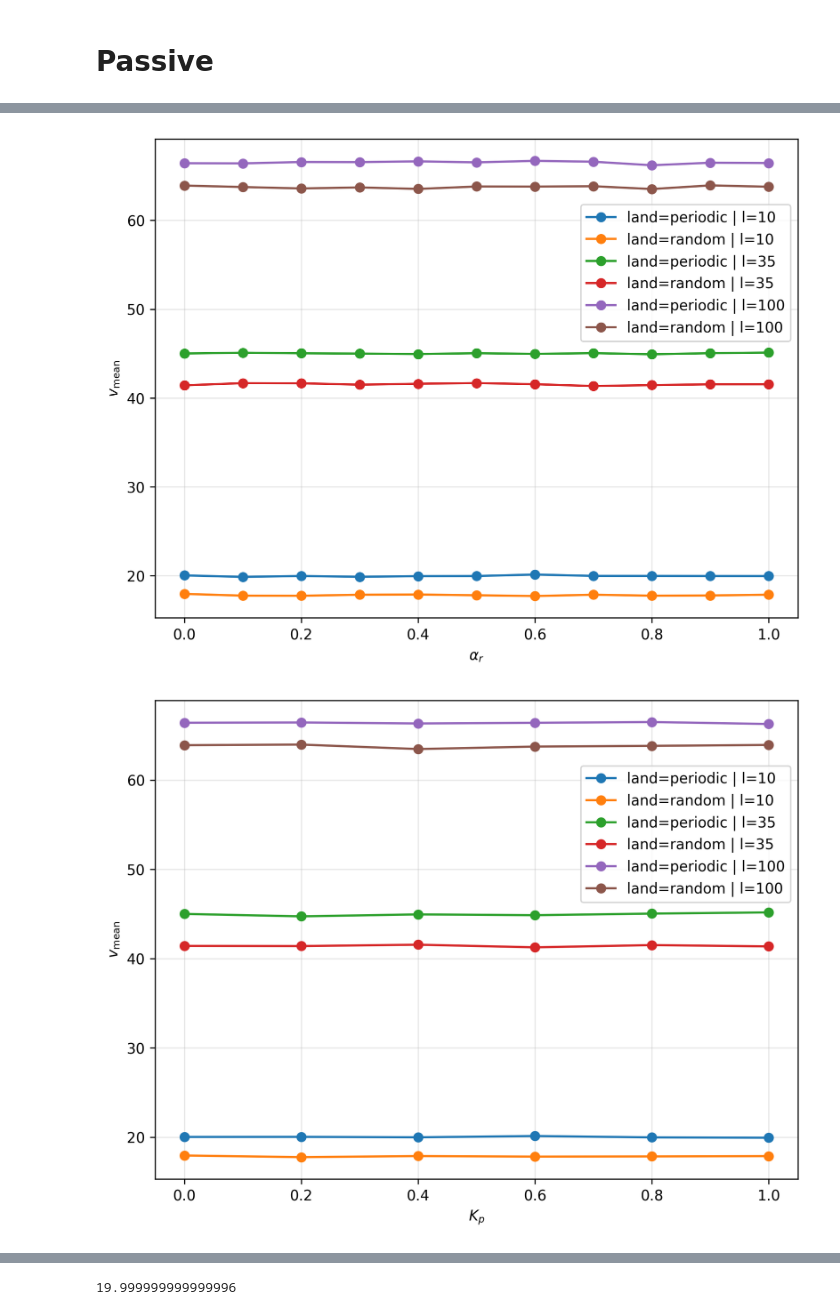
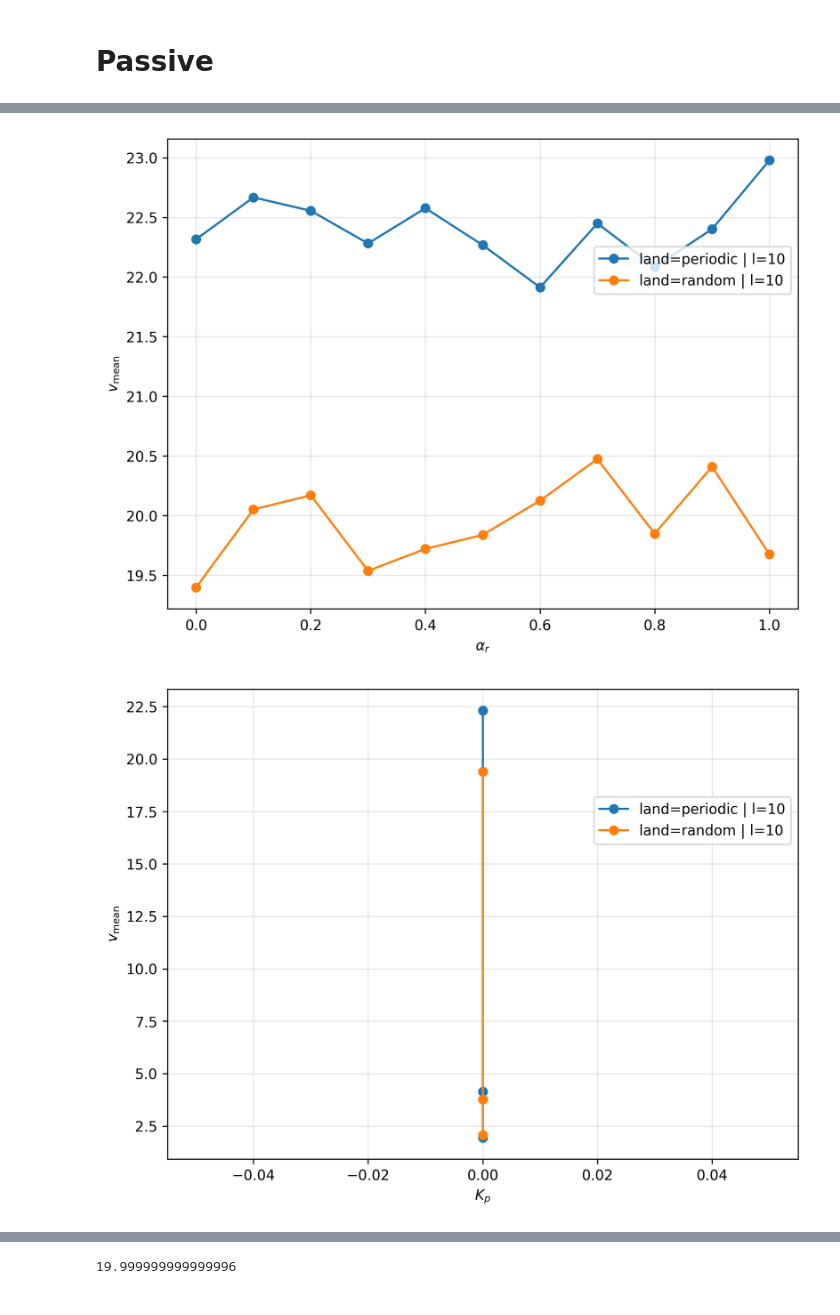
Before and after one commit to npelletbossot/nucleo, a Jupyter notebook: notebooks/work/fact_bis.ipynb, the cells around one changed output, grey strips where cells are left out. Cells and saved outputs as stored; diff of their text form; code cells hidden in the pictures.

```diff
--- a/notebooks/work/fact_bis.ipynb
+++ b/notebooks/work/fact_bis.ipynb
@@ -8,7 +8,7 @@ from nucleo.io.reading import reading_all_parquet
 # %%
 # - Getting the data -----
 root_fact = "/home/nicolas/Documents/Workspace/nucleo/outputs/FACT__PSMN__2026-05-21"
-# root_fact = "/home/nicolas/Documents/Workspace/nucleo/outputs/FACT__PC__2026-09-16"
+root_fact = "/home/nicolas/Documents/Workspace/nucleo/outputs/FACT__PC__2026-09-16"
 
 df_fact = reading_all_parquet(root_fact)
 df_fact.group_by(["mode", "land", "l", "alphar", "Kp"])
@@ -99,6 +99,7 @@ Unique values of alphao : [0.]
 plt.figure(figsize=(8,6), dpi=300)
 
 alphar = 0
+rrest  = 2.0
 
 ls = np.unique(df_passive["l"].to_numpy())
 
@@ -109,6 +110,7 @@ for l in ls:
         df_land = df_passive.filter(
             (pl.col("land") == land) &
             (pl.col("alphar") == alphar) &
+            (pl.col("rrest") == rrest) &
             (pl.col("l") == l)
         )
 
@@ -131,35 +133,35 @@ plt.show()
 plt.figure(figsize=(8,6), dpi=300)
 
 Kp = 0
 ls = np.unique(df_passive["l"].to_numpy())
 
 for l in ls:
 
     for land in landscapes :
 
         df_land = df_passive.filter(
             (pl.col("land") == land) &
             (pl.col("Kp") == Kp) &
             (pl.col("l") == l)
         )
 
         alphar  = df_land["alphar"].to_numpy()
         v_mean  = df_land["v_mean"].to_numpy()
 
         plt.plot(alphar, v_mean, label=f"land={land} | l={l}", marker = "o")
 
 # plt.title(rf"$l={l}~|~K_p = {Kp}$")
 plt.xlabel(r"$K_p$")
 plt.ylabel(r"$v_{\mathrm{mean}}$")
 plt.grid(True, alpha=0.30)
 plt.legend(
     loc="center right",
     bbox_to_anchor=(1, 0.72)
 )
 plt.show()
 # %% [output]
-[figure, old version]
+[figure, new version]
-[figure, old version]
+[figure, new version]
 # %%
 import matplotlib.pyplot as plt
 import polars as pl
```
Also changed, not shown: parts of 7 cells of this notebook, 5 other files.
